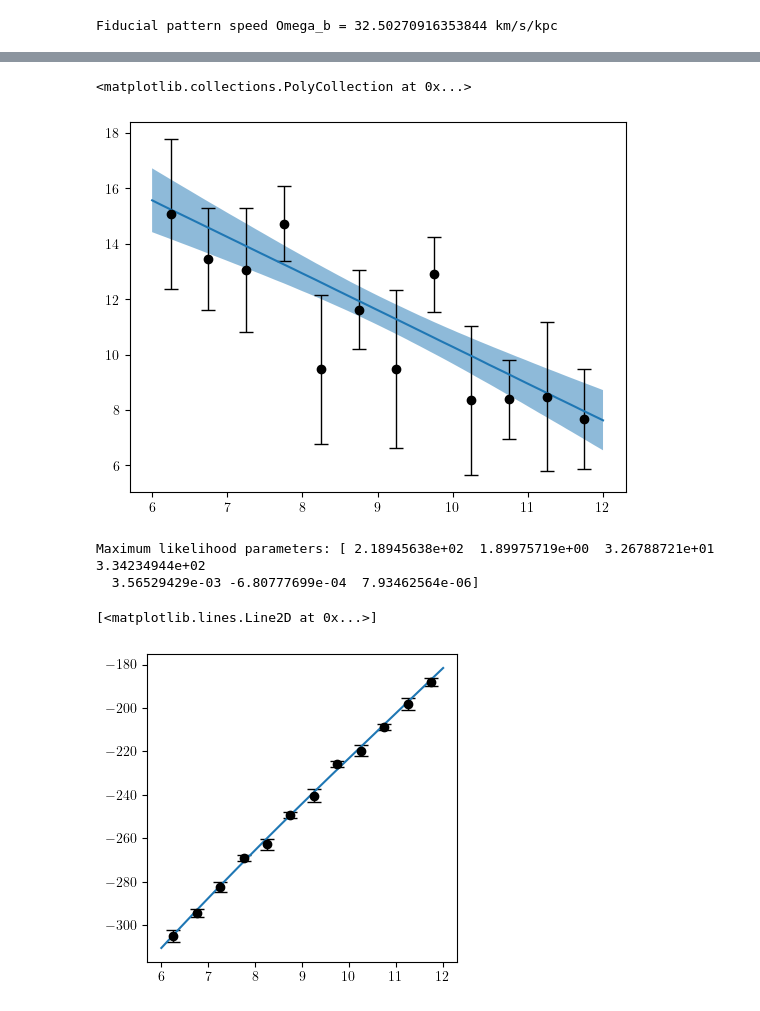
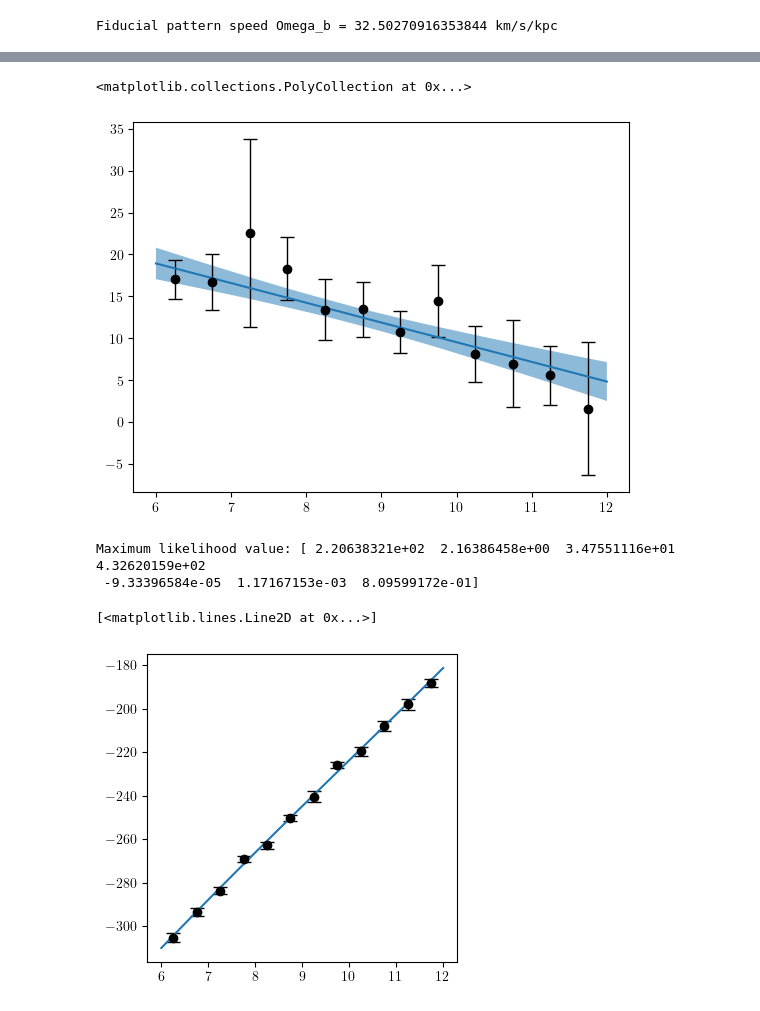
Before and after one commit to adllmr/resonances, a Jupyter notebook: pot_pat_fit.ipynb, the cells around one changed output, grey strips where cells are left out. Drawn from its saved outputs; the diff is of its cells as text; code cells hidden in the pictures.

```diff
--- a/pot_pat_fit.ipynb
+++ b/pot_pat_fit.ipynb
@@ -735,19 +905,19 @@ Prior for c: 23.531500172762122 ± 3.0173801082607596
 # %%
 # Plot simulation peaks with uncertainties
 # plt.errorbar(x_CR_sim, y_CR_sim, yerr_CR_sim, c='k', fmt='o', capsize=5, elinewidth=1, capthick=1)
-plt.errorbar(x_OLR_sim, y_OLR_sim_diff, yerr_OLR_sim, c='k', fmt='o', capsize=5, elinewidth=1, capthick=1)
+plt.errorbar(x_cal, y_cal, yerr_cal, c='k', fmt='o', capsize=5, elinewidth=1, capthick=1)
 
 # Plot true resonant orbits
 R_grid = np.linspace(R_bins[0], R_bins[-1], 100)
 # plt.plot(R_grid, vR_res(R_grid))
 
 fits = samples[:,0][None,:] * R_grid[:,None] + samples[:,1][None,:]
 
 plt.plot(R_grid, np.median(fits, axis=1))
 plt.fill_between(R_grid, np.percentile(fits, 16, axis=1), np.percentile(fits, 84, axis=1), alpha=0.5)
 # %% [output]
 <matplotlib.collections.PolyCollection at 0x...>
-[figure, old version]
+[figure, new version]
 # %%
 '''Define functions to calculate log prior and log probability'''
 
@@ -803,7 +975,8 @@ fig, ax = plt.subplots(1, figsize=(4,4))
 # print(np.max(log_likelihood_array))
 
 theta_max = soln.x#[vcirc_sun, a_NFW_grid[max_likelihood_index[1]], Omega_b_grid[max_likelihood_index[0]]]
-print('Maximum likelihood parameters:', theta_max)
+
+print('Maximum likelihood value:', theta_max)
 
 R_grid = np.linspace(R_bins[0], R_bins[-1], 1001)
 
@@ -812,10 +985,10 @@ vR_func = calc_model_func(theta_max, pot_axi_baryon, res_ratio)
 ax.errorbar(x, y, yerr, c='k', fmt='o', capsize=5, elinewidth=1, capthick=1)
 ax.plot(R_grid, vR_func(R_grid))
 # %% [output]
-Maximum likelihood parameters: [ 2.18945638e+02  1.89975719e+00  3.26788721e+01  3.34234944e+02
-  3.56529429e-03 -6.80777699e-04  7.93462564e-06]
+Maximum likelihood value: [ 2.20638321e+02  2.16386458e+00  3.47551116e+01  4.32620159e+02
+ -9.33396584e-05  1.17167153e-03  8.09599172e-01]
 [<matplotlib.lines.Line2D at 0x...>]
-[figure, old version]
+[figure, new version]
 # %%
 '''Run MCMC'''
 
```
Also changed, not shown: parts of 16 cells of this notebook, 1 other file.
